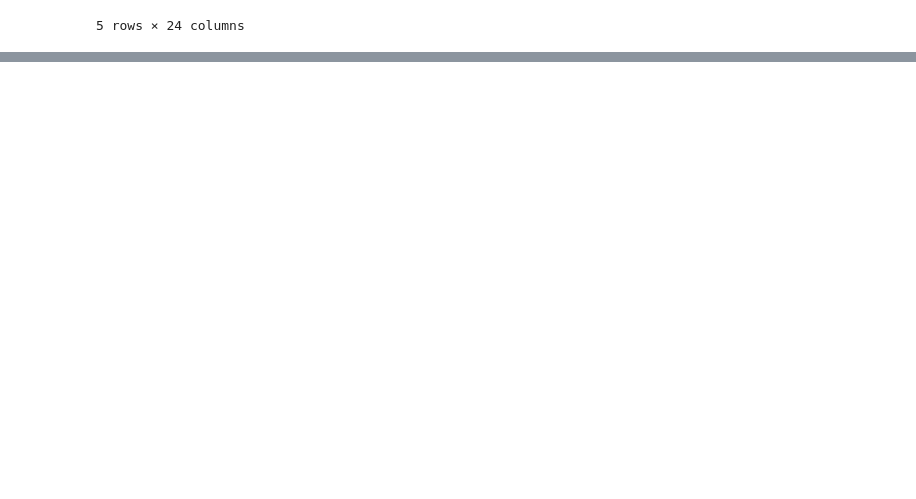
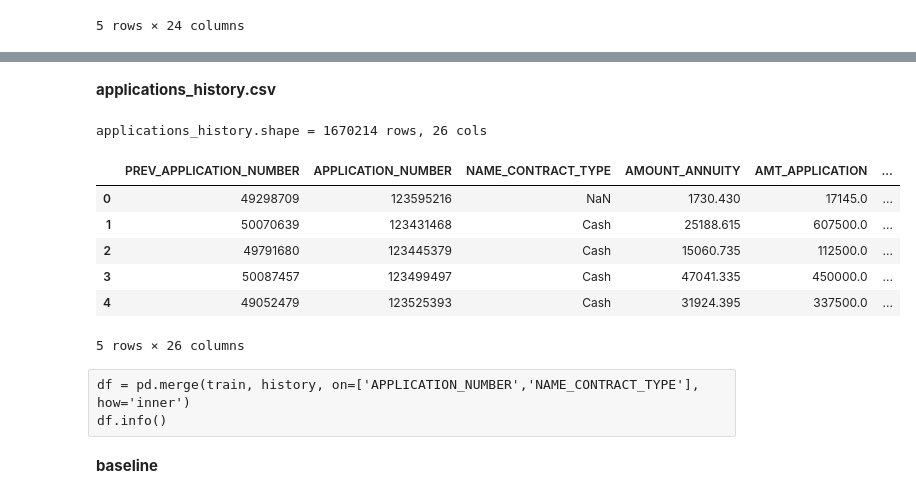
Before and after one commit to gulchitai/kaggle, a Jupyter notebook: Course_project/GSych.ipynb, the cells around one changed output, grey strips where cells are left out. Saved outputs shown, nothing was run; the diff lists cells and outputs as text; code cells hidden in the pictures; blank space fills up the shorter version.

Commit message:
baseline

```diff
--- a/Course_project/GSych.ipynb
+++ b/Course_project/GSych.ipynb
@@ -215,0 +318,22 @@ client_profile.head()
+# %% [markdown]
+__applications_history.csv__
+# %%
+history = pd.read_csv("applications_history.csv")
+print("applications_history.shape = {} rows, {} cols".format(*history.shape))
+# %% [output]
+applications_history.shape = 1670214 rows, 26 cols
+# %%
+history.head()
+# %% [output]
+|  | PREV_APPLICATION_NUMBER | APPLICATION_NUMBER | NAME_CONTRACT_TYPE | AMOUNT_ANNUITY | AMT_APPLICATION | ... |
+| 0 | 49298709 | 123595216 | NaN | 1730.430 | 17145.0 | ... |
+| 1 | 50070639 | 123431468 | Cash | 25188.615 | 607500.0 | ... |
+| 2 | 49791680 | 123445379 | Cash | 15060.735 | 112500.0 | ... |
+| 3 | 50087457 | 123499497 | Cash | 47041.335 | 450000.0 | ... |
+| 4 | 49052479 | 123525393 | Cash | 31924.395 | 337500.0 | ... |
+5 rows × 26 columns
+# %% [raw]
+df = pd.merge(train, history, on=['APPLICATION_NUMBER','NAME_CONTRACT_TYPE'], how='inner')
+df.info()
+# %% [markdown]
+__baseline__
```
Also changed, not shown: parts of 57 cells of this notebook.
